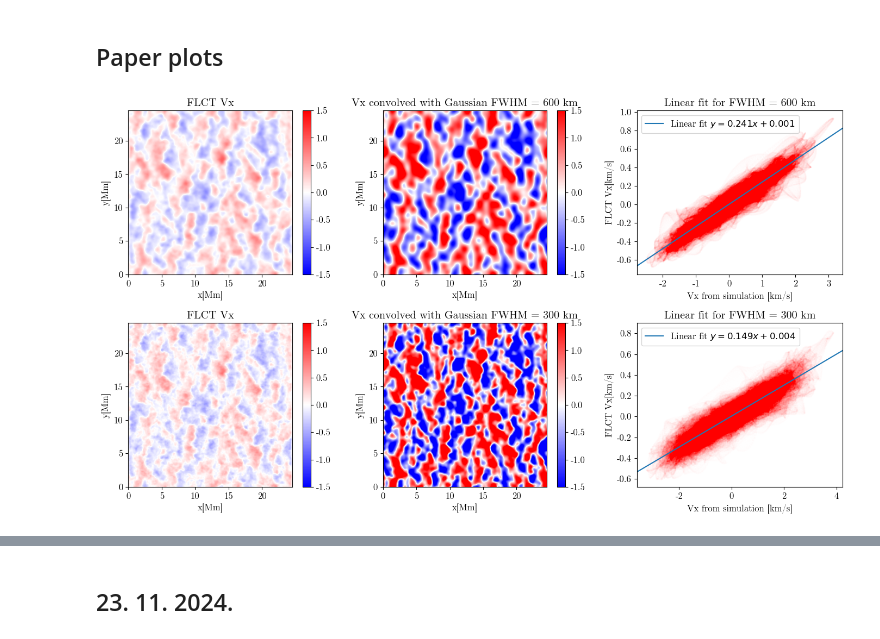
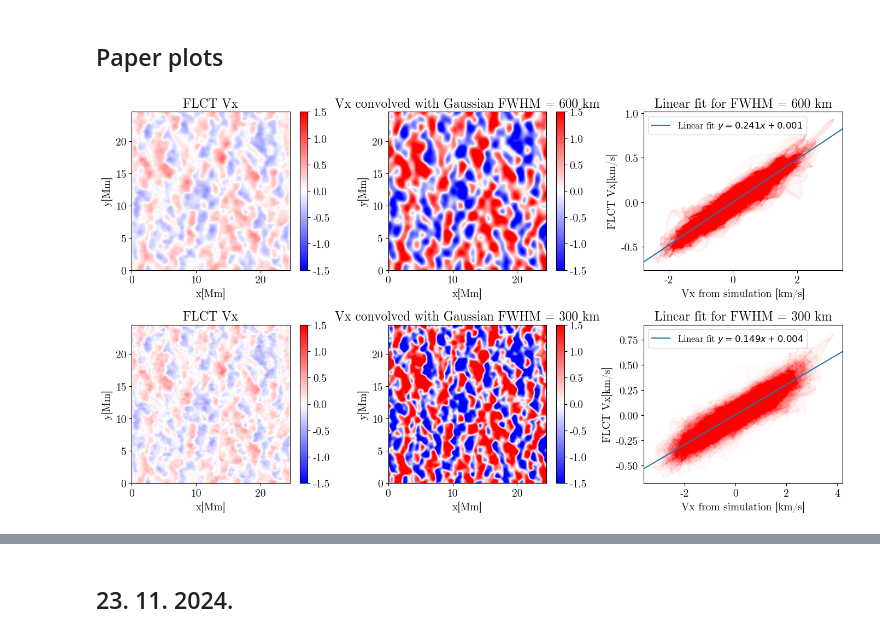
Before and after one commit to TheodoreKostic/Tracking_features, a Jupyter notebook: FirstPaper/TimeAvg.ipynb, the cells around one changed output, grey strips where cells are left out. Drawn from its saved outputs; the diff is of its cells as text; code cells hidden in the pictures.

```diff
--- a/FirstPaper/TimeAvg.ipynb
+++ b/FirstPaper/TimeAvg.ipynb
@@ -11,7 +11,7 @@ font_path = '/home/mistflow/.fonts/cmunrm.ttf'  # Your font path goes here
 #font_path = '/usr/share/fonts/opentype/urw-base35/NimbusRoman-Italic.otf'
 font_manager.fontManager.addfont(font_path)
 prop = font_manager.FontProperties(fname=font_path)
-mpl.rcParams["font.size"] = 12
+mpl.rcParams["font.size"] = 14
 plt.rcParams['font.family'] = 'sans-serif'
 plt.rcParams['font.sans-serif'] = prop.get_name()
 plt.rc('axes', unicode_minus=False)
@@ -304,40 +304,40 @@ ax3.set_xlabel("Vx from simulation [km/s]")
 ax3.scatter(Vx_filtered22.flatten(), Vx_FLCT_600.flatten(), s = 0.001, alpha = 0.05, color="red")
 m1, b1, *_ = linregress(Vx_filtered22.flatten(), Vx_FLCT_600.flatten())
 ax3.axline(xy1=(0, b1), slope=m1, label=f'Linear fit $y = {m1:.3f}x {b1:+.3f}$')
-plt.legend()
+plt.legend(fontsize = 12)
 
 #ax4 = plt.subplot2grid((4,3), (1,0))
 ax4 = f.add_subplot(234)
 ax4.set_title("FLCT Vx")
 ax4.set_xlabel("x[Mm]")
 ax4.set_ylabel("y[Mm]")
 im4 = ax4.imshow(Vx_FLCT_300[:, :], origin='lower', cmap = "bwr", extent = (0, 24.536, 0, 24.536), vmin = -1.5, vmax = 1.5)
 plt.colorbar(im4)
 
 #ax5 = plt.subplot2grid((4,3), (1,1))
 ax5 = f.add_subplot(235)
 ax5.set_title("Vx convolved with Gaussian FWHM = 300 km")
 ax5.set_xlabel("x[Mm]")
 ax5.set_ylabel("y[Mm]")
 im5 = ax5.imshow(Vx_filtered11[:, :], origin='lower', cmap = "bwr", extent = (0, 24.536, 0, 24.536), vmin = -1.5, vmax = 1.5)
 plt.colorbar(im5)
 
 #ax6 = plt.subplot2grid((4,3), (1,2))
 ax6 = f.add_subplot(236)
 ax6.set_title("Linear fit for FWHM = 300 km")
 ax6.set_ylabel("FLCT Vx[km/s]")
 ax6.set_xlabel("Vx from simulation [km/s]")
 ax6.scatter(Vx_filtered11.flatten(), Vx_FLCT_300.flatten(), s = 0.001, alpha = 0.05, color="red")
 m2, b2, *_ = linregress(Vx_filtered11.flatten(), Vx_FLCT_300.flatten())
 ax6.axline(xy1=(0, b2), slope=m2, label=f'Linear fit $y = {m2:.3f}x {b2:+.3f}$')
-plt.legend()
+plt.legend(fontsize = 12)
 
 
 
 plt.tight_layout()
 plt.savefig("300_600_comp.png", dpi = 150, bbox_inches = 'tight')
 # %% [output]
-[figure, old version]
+[figure, new version]
 # %%
 first = np.fromfile("tau_slice_1.000.000000", dtype = "float32")
 first_ = first[4:].reshape(11, 1536, 1536)
```
Also changed, not shown: parts of 49 cells of this notebook.
